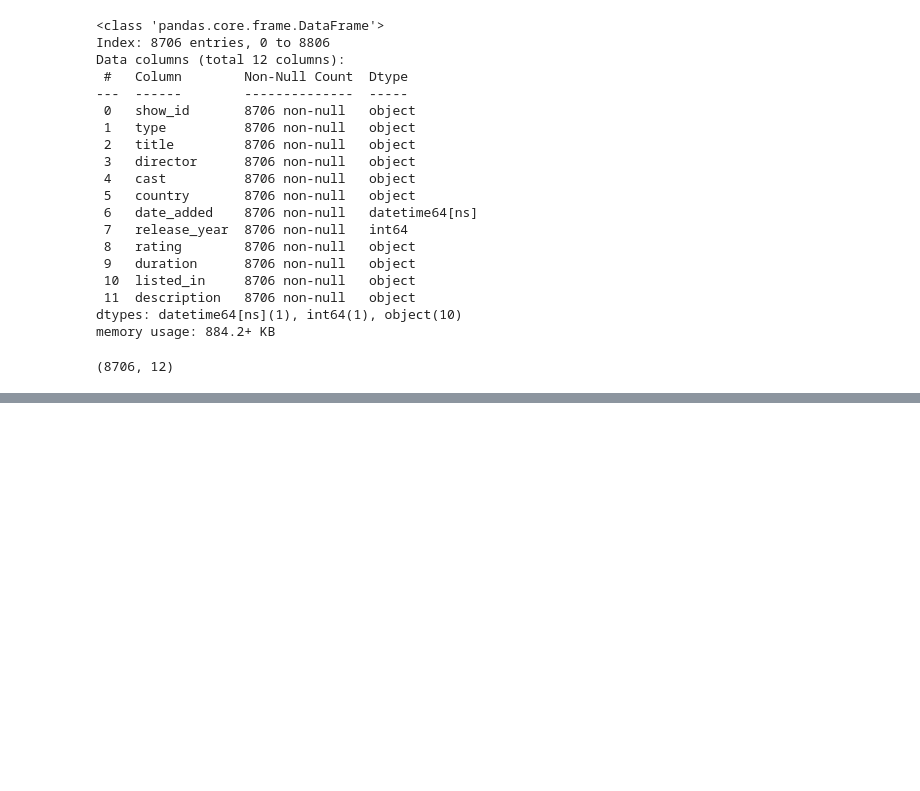
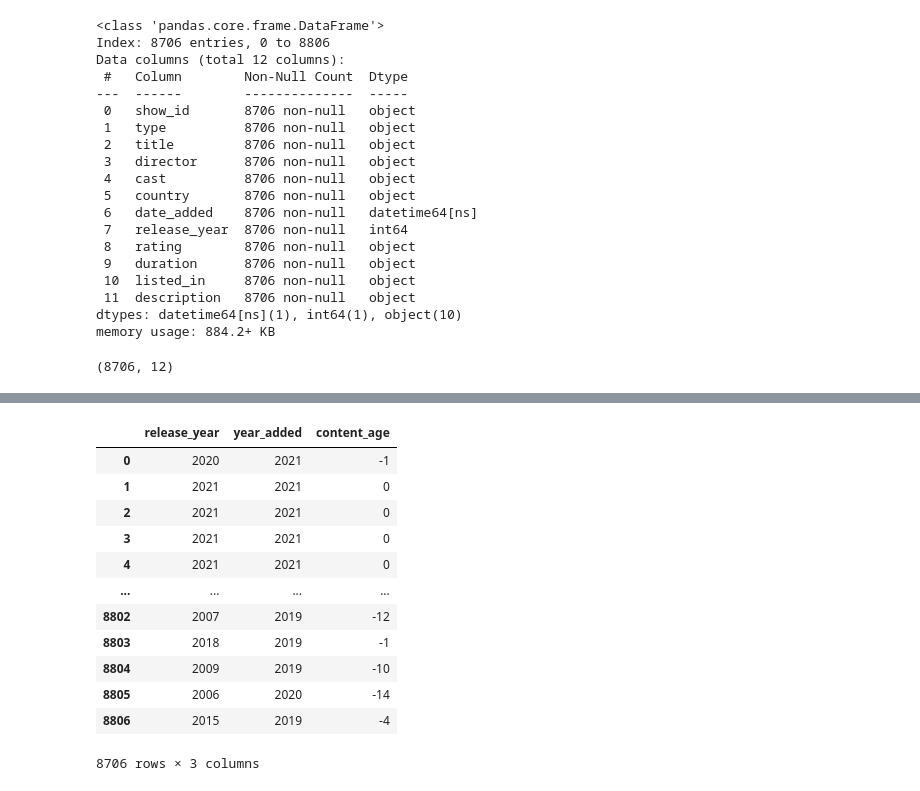
Before and after one commit to itsaramn/netflix_project, a Jupyter notebook: netflix_analysis.ipynb, the cells around one changed output, grey strips where cells are left out. Saved outputs shown, nothing was run; the diff lists cells and outputs as text; code cells hidden in the pictures; blank space fills up the shorter version.

```diff
--- a/netflix_analysis.ipynb
+++ b/netflix_analysis.ipynb
@@ -175,0 +197,17 @@ memory usage: 884.2+ KB
+# %%
+df['content_age']=df['release_year']-df['year_added']
+df[['release_year','year_added','content_age']]
+# %% [output]
+|  | release_year | year_added | content_age |
+| 0 | 2020 | 2021 | -1 |
+| 1 | 2021 | 2021 | 0 |
+| 2 | 2021 | 2021 | 0 |
+| 3 | 2021 | 2021 | 0 |
+| 4 | 2021 | 2021 | 0 |
+| ... | ... | ... | ... |
+| 8802 | 2007 | 2019 | -12 |
+| 8803 | 2018 | 2019 | -1 |
+| 8804 | 2009 | 2019 | -10 |
+| 8805 | 2006 | 2020 | -14 |
+| 8806 | 2015 | 2019 | -4 |
+8706 rows × 3 columns
```
Also changed, not shown: parts of 3 cells of this notebook.
